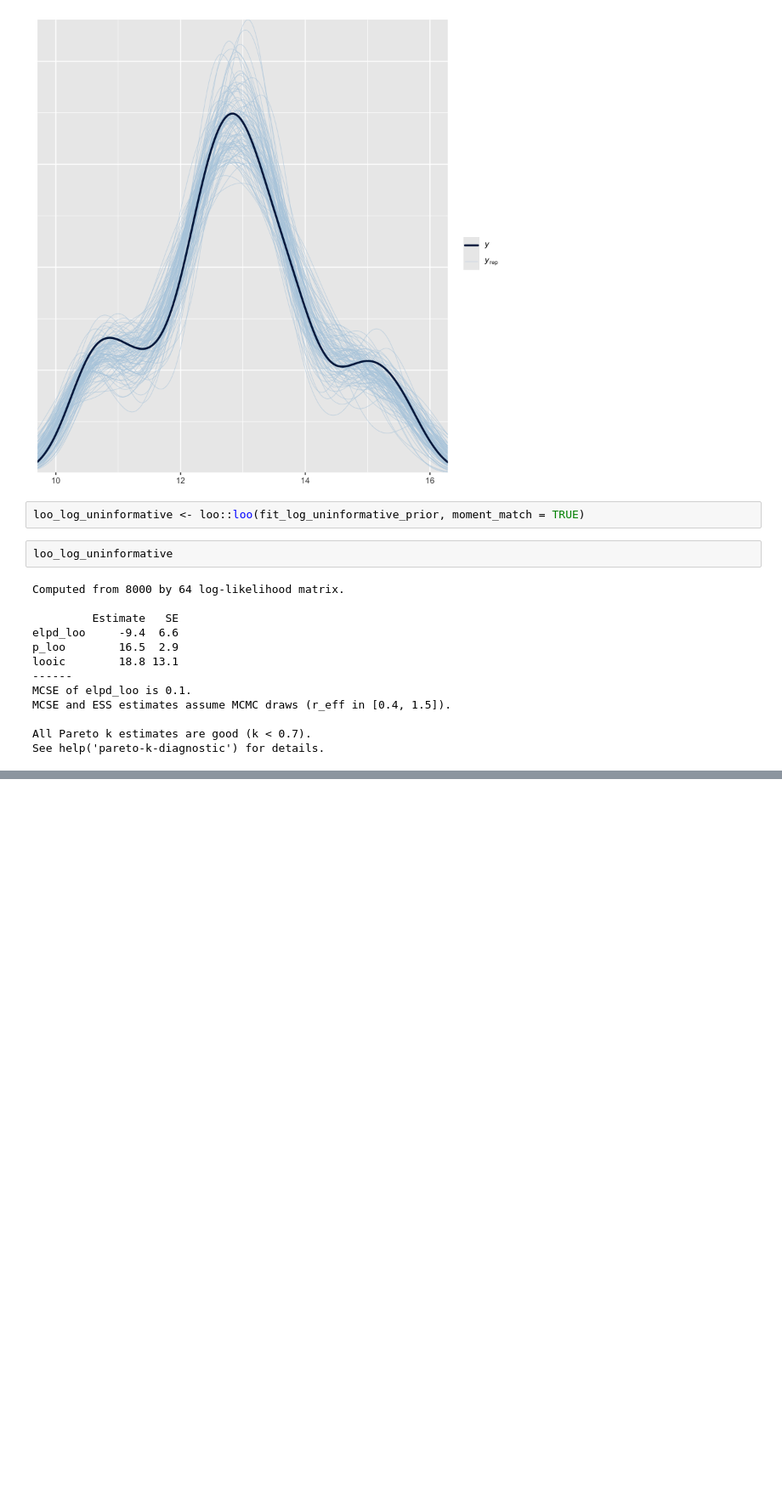
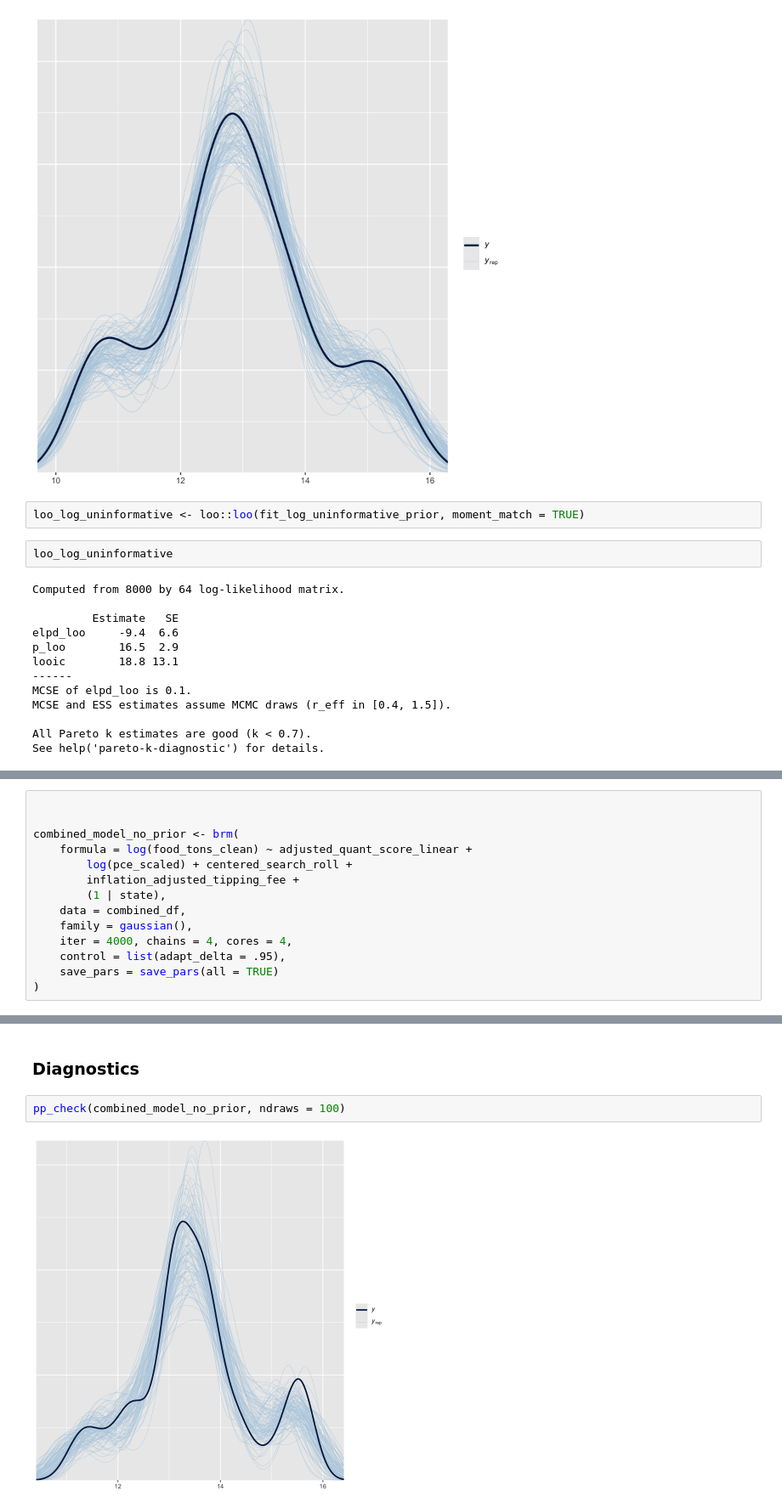
Before and after one commit to AschHarwood/evaluating_organic_waste_bans, a Jupyter notebook: final_paper_analysis/analysis_evaluating_waste_bans.ipynb, the cells around one changed output, grey strips where cells are left out. Shown at 85% size. Drawn from its saved outputs; the diff is of its cells as text; blank space fills up the shorter version.

```diff
--- a/final_paper_analysis/analysis_evaluating_waste_bans.ipynb
+++ b/final_paper_analysis/analysis_evaluating_waste_bans.ipynb
@@ -208,0 +766,14 @@ See help('pareto-k-diagnostic') for details.
+# %%
+
+
+combined_model_no_prior <- brm(
+    formula = log(food_tons_clean) ~ adjusted_quant_score_linear +
+        log(pce_scaled) + centered_search_roll +
+        inflation_adjusted_tipping_fee +
+        (1 | state),
+    data = combined_df,
+    family = gaussian(),
+    iter = 4000, chains = 4, cores = 4,
+    control = list(adapt_delta = .95),
+    save_pars = save_pars(all = TRUE)
+)
@@ -208,0 +806,6 @@ See help('pareto-k-diagnostic') for details.
+# %% [markdown]
+### Diagnostics
+# %%
+pp_check(combined_model_no_prior, ndraws = 100)
+# %% [output]
+[figure, added]
```
Also changed, not shown: parts of 26 cells of this notebook.
